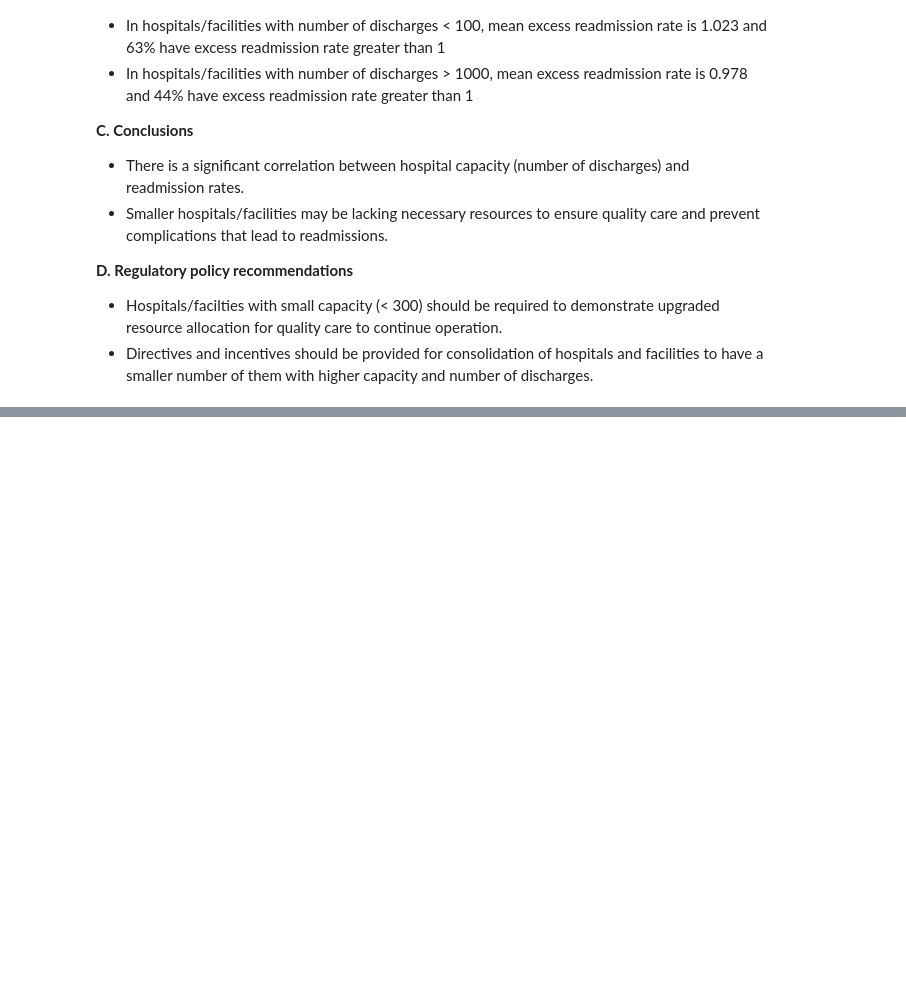
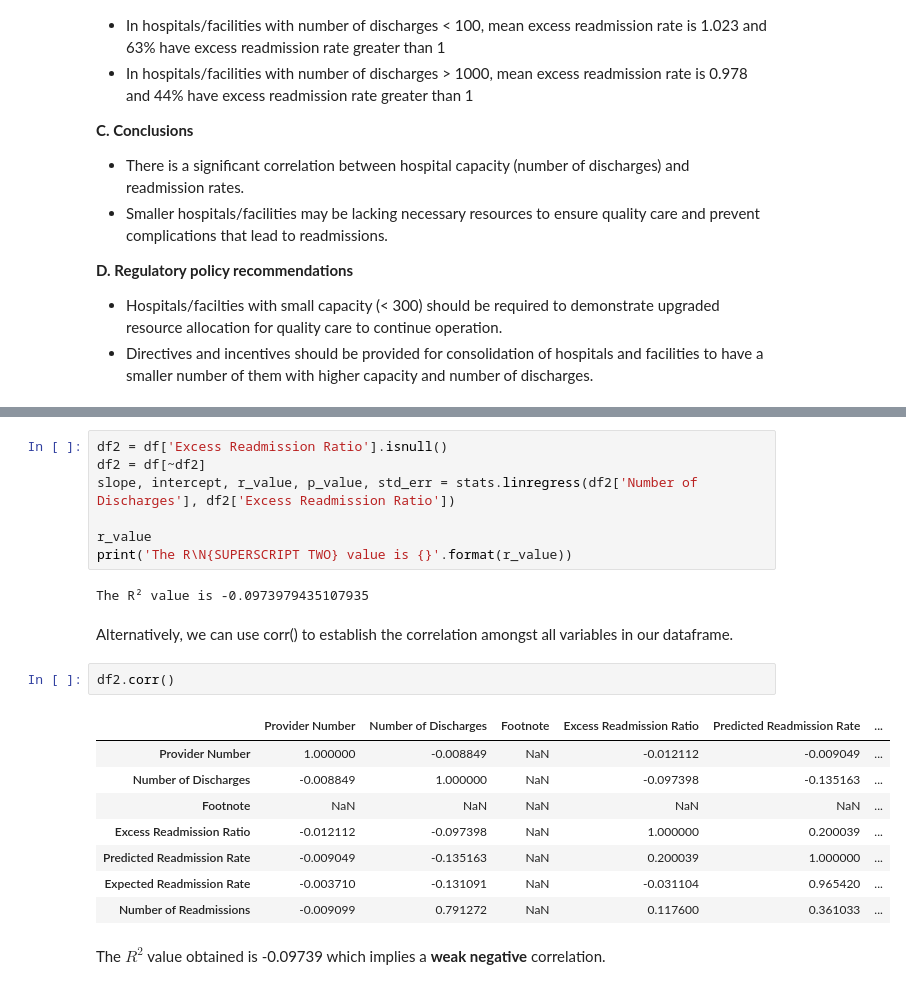
Before and after one commit to tanaysd/Data-Science-Springboard, a Jupyter notebook: Untitled1.ipynb, the cells around one changed output, grey strips where cells are left out. Saved outputs shown, nothing was run; the diff lists cells and outputs as text; blank space fills up the shorter version.

```diff
--- a/Untitled1.ipynb
+++ b/Untitled1.ipynb
@@ -89,0 +131,24 @@ Read the following results/report. While you are reading it, think about if the
+# %%
+df2 = df['Excess Readmission Ratio'].isnull()
+df2 = df[~df2]
+slope, intercept, r_value, p_value, std_err = stats.linregress(df2['Number of Discharges'], df2['Excess Readmission Ratio'])
+
+r_value
+print('The R\N{SUPERSCRIPT TWO} value is {}'.format(r_value))
+# %% [output]
+The R² value is -0.0973979435107935
+# %% [markdown]
+Alternatively, we can use corr() to establish the correlation amongst all variables in our dataframe.
+# %%
+df2.corr()
+# %% [output]
+|  | Provider Number | Number of Discharges | Footnote | Excess Readmission Ratio | Predicted Readmission Rate | ... |
+| Provider Number | 1.000000 | -0.008849 | NaN | -0.012112 | -0.009049 | ... |
+| Number of Discharges | -0.008849 | 1.000000 | NaN | -0.097398 | -0.135163 | ... |
+| Footnote | NaN | NaN | NaN | NaN | NaN | ... |
+| Excess Readmission Ratio | -0.012112 | -0.097398 | NaN | 1.000000 | 0.200039 | ... |
+| Predicted Readmission Rate | -0.009049 | -0.135163 | NaN | 0.200039 | 1.000000 | ... |
+| Expected Readmission Rate | -0.003710 | -0.131091 | NaN | -0.031104 | 0.965420 | ... |
+| Number of Readmissions | -0.009099 | 0.791272 | NaN | 0.117600 | 0.361033 | ... |
+# %% [markdown]
+The $R^2$ value obtained is -0.09739 which implies a __weak negative__ correlation.
```
Also changed, not shown: parts of 14 cells of this notebook.
